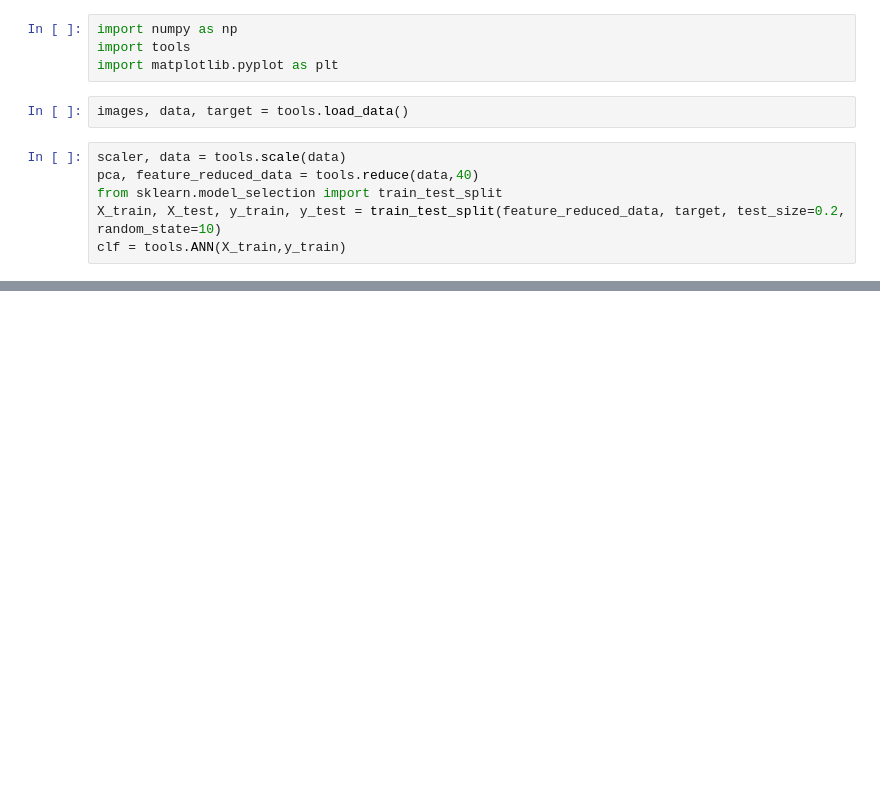
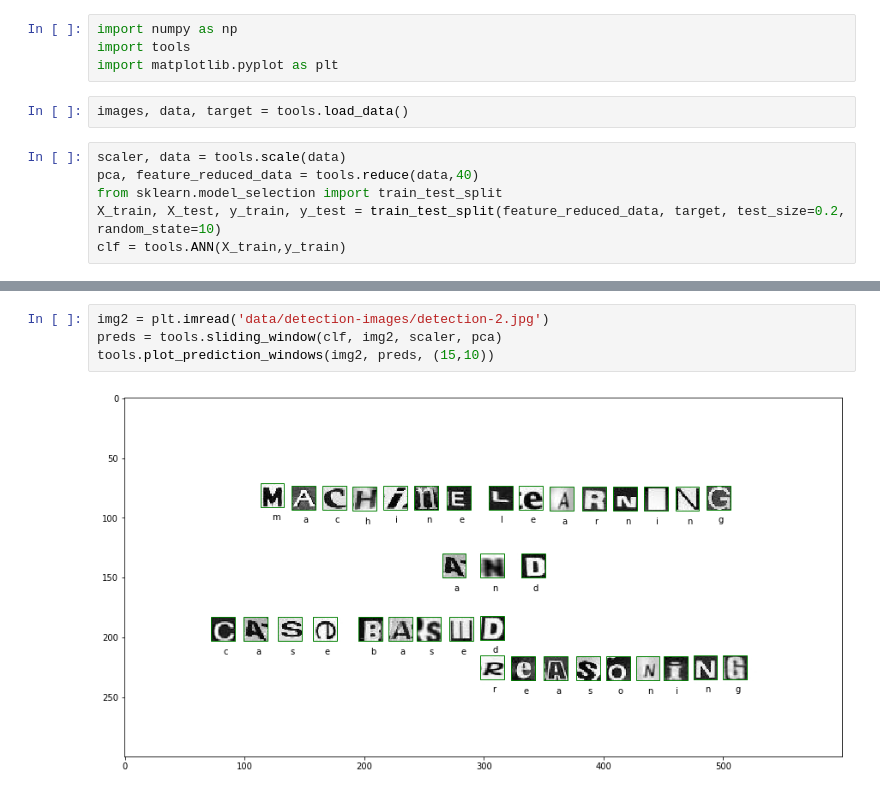
Before and after one commit to bendiknordeng/Machine-learning, a Jupyter notebook: Assignment 5/Detection.ipynb, the cells around one changed output, grey strips where cells are left out. Cells and saved outputs as stored; diff of their text form; blank space fills up the shorter version.

```diff
--- a/Assignment 5/Detection.ipynb
+++ b/Assignment 5/Detection.ipynb
@@ -86,0 +19,6 @@ t => 0.0%
+# %%
+img2 = plt.imread('data/detection-images/detection-2.jpg')
+preds = tools.sliding_window(clf, img2, scaler, pca)
+tools.plot_prediction_windows(img2, preds, (15,10))
+# %% [output]
+[figure, added]
```
Also changed, not shown: parts of 7 cells of this notebook, 2 other files.
